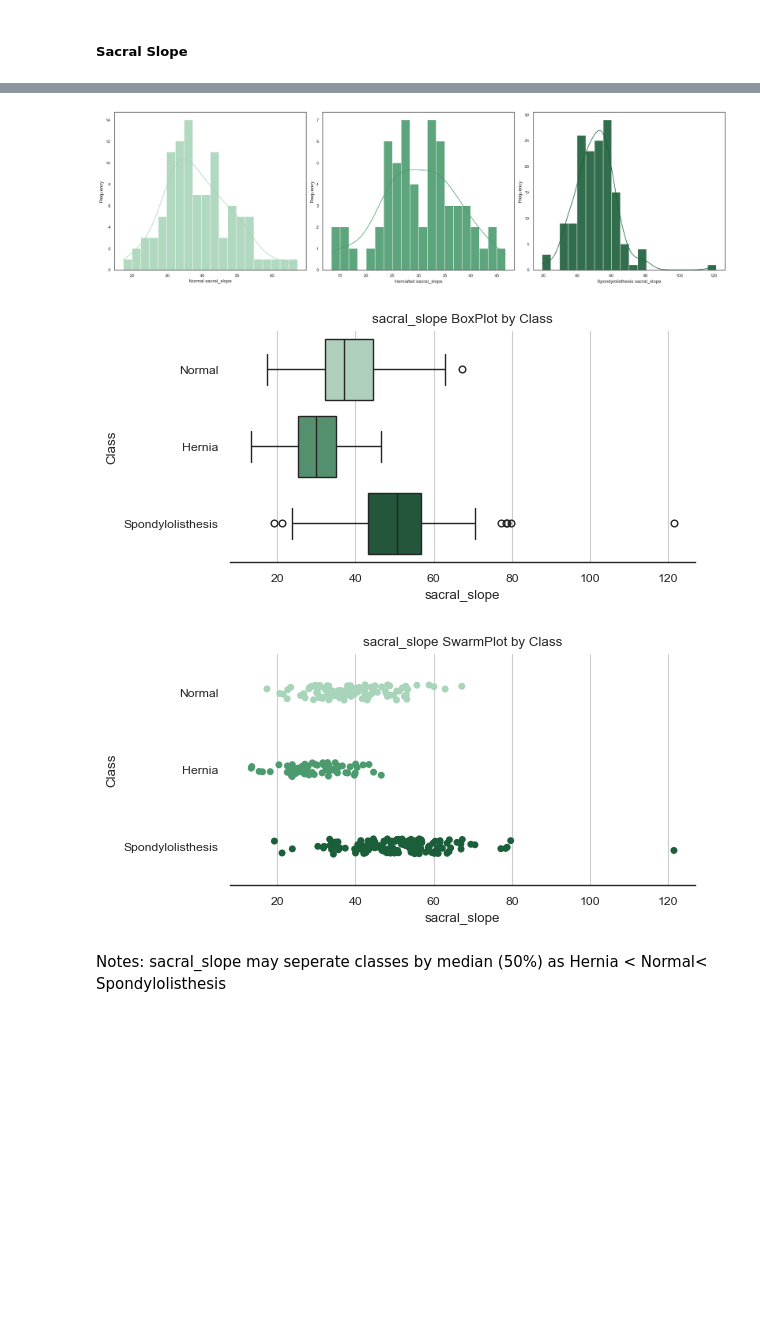
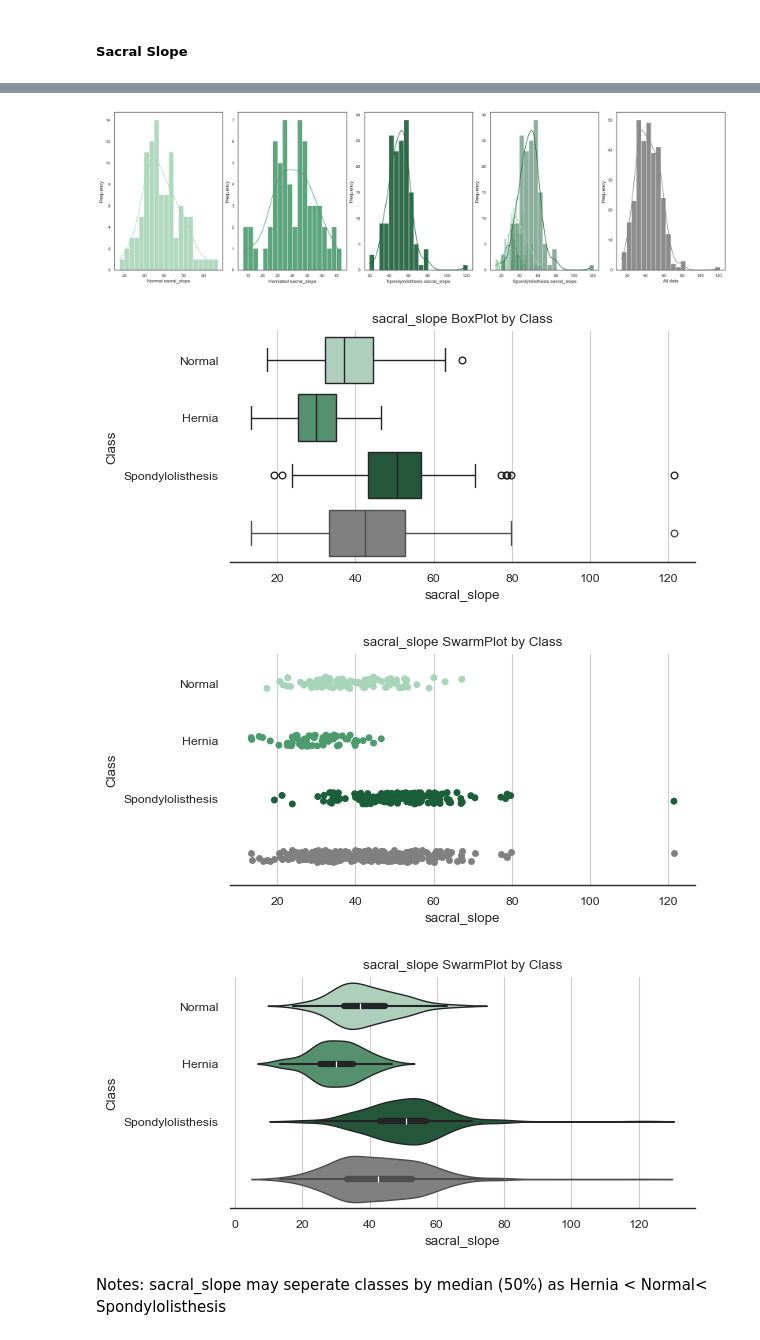
Before and after one commit to yusiGM/StrykerAI2024, a Jupyter notebook: Stryker_AI_Hackathon_notebook.ipynb, the cells around one changed output, grey strips where cells are left out. Saved outputs shown, nothing was run; the diff lists cells and outputs as text; code cells hidden in the pictures; blank space fills up the shorter version.

```diff
--- a/Stryker_AI_Hackathon_notebook.ipynb
+++ b/Stryker_AI_Hackathon_notebook.ipynb
@@ -216,10 +218,18 @@ def plotting_helper(plot_type,col_name,class_name='class',color_scheme=color_ord
 
     if plot_type=="box":
         sns.boxplot(data=df, x=col_name, y=class_name, hue=class_name,order=plot_order,palette=color_scheme)
+        sns.boxplot(data=df, x=col_name, color='Grey')
+
         ax.set_title(col_name+" BoxPlot by Class")
 
     elif plot_type=="jitter":
         sns.stripplot(data=df, x=col_name, y=class_name, hue=class_name,order=plot_order,palette=color_scheme)
+        sns.stripplot(data=df, x=col_name, color='Grey')
+        ax.set_title(col_name+" SwarmPlot by Class")
+
+    elif plot_type=='violin':
+        sns.violinplot(data=df, x=col_name, y=class_name, hue=class_name,order=plot_order,palette=color_scheme)
+        sns.violinplot(data=df, x=col_name, color='Grey')
         ax.set_title(col_name+" SwarmPlot by Class")
 
     ax.xaxis.grid(True)
@@ -232,7 +242,7 @@ def plotting_helper(plot_type,col_name,class_name='class',color_scheme=color_ord
     plt.show
 
 def histogram_plotter(col_name,class_name='class',color_scheme=color_order_0,style="notebook"):
-    fig, axes = plt.subplots(1, 3, figsize=(18, 5), constrained_layout=True)
+    fig, axes = plt.subplots(1, 5, figsize=(18, 5), constrained_layout=True)
 
     sns.histplot(df[df['class']=="Normal"][col_name], bins=20, kde=True, ax=axes[0],color=color_scheme[2],alpha=0.9)
     axes[0].set_xlabel('Normal '+ col_name)
@@ -246,6 +256,16 @@ def histogram_plotter(col_name,class_name='class',color_scheme=color_order_0,sty
     axes[2].set_xlabel('Spondylolisthesis '+ col_name)
     axes[2].set_ylabel('Frequency')
 
+    sns.histplot(df[df['class']=="Normal"][col_name], bins=20, kde=True, ax=axes[3],color=color_scheme[2],alpha=0.5)
+    sns.histplot(df[df['class']=="Hernia"][col_name], bins=20, kde=True, ax=axes[3],color=color_scheme[0],alpha=0.5)
+    sns.histplot(df[df['class']=="Spondylolisthesis"][col_name], bins=20, kde=True, ax=axes[3],color=color_scheme[1],alpha=0.5)
+    axes[3].set_xlabel('Spondylolisthesis '+ col_name)
+    axes[3].set_ylabel('Frequency')
+
+    sns.histplot(df[col_name], bins=20, kde=True, ax=axes[4],color='Grey',alpha=0.9)
+    axes[4].set_xlabel('All data')
+    axes[4].set_ylabel('Frequency')
+
     #plt.savefig("./plots/"+col_name+"histogram.eps", format='eps')
     #plt.savefig("./plots/"+col_name+"histogram.png", format='png')
     plt.show
@@ -398,11 +427,13 @@ display(df.groupby('class')['sacral_slope'].describe())
 # %%
 histogram_plotter(col_name="sacral_slope")
 plotting_helper(plot_type="box",col_name="sacral_slope")
 plotting_helper(plot_type="jitter",col_name="sacral_slope")
+plotting_helper(plot_type="violin",col_name="sacral_slope")
 # %% [output]
-[figure, old version]
+[figure, new version]
-[figure, old version]
+[figure, new version]
-[figure, old version]
+[figure, new version]
+[figure, added]
 # %% [markdown]
 Notes: sacral_slope may seperate classes by median (50%) as  Hernia < Normal< Spondylolisthesis
 # %% [markdown]
```
Also changed, not shown: parts of 56 cells of this notebook.
